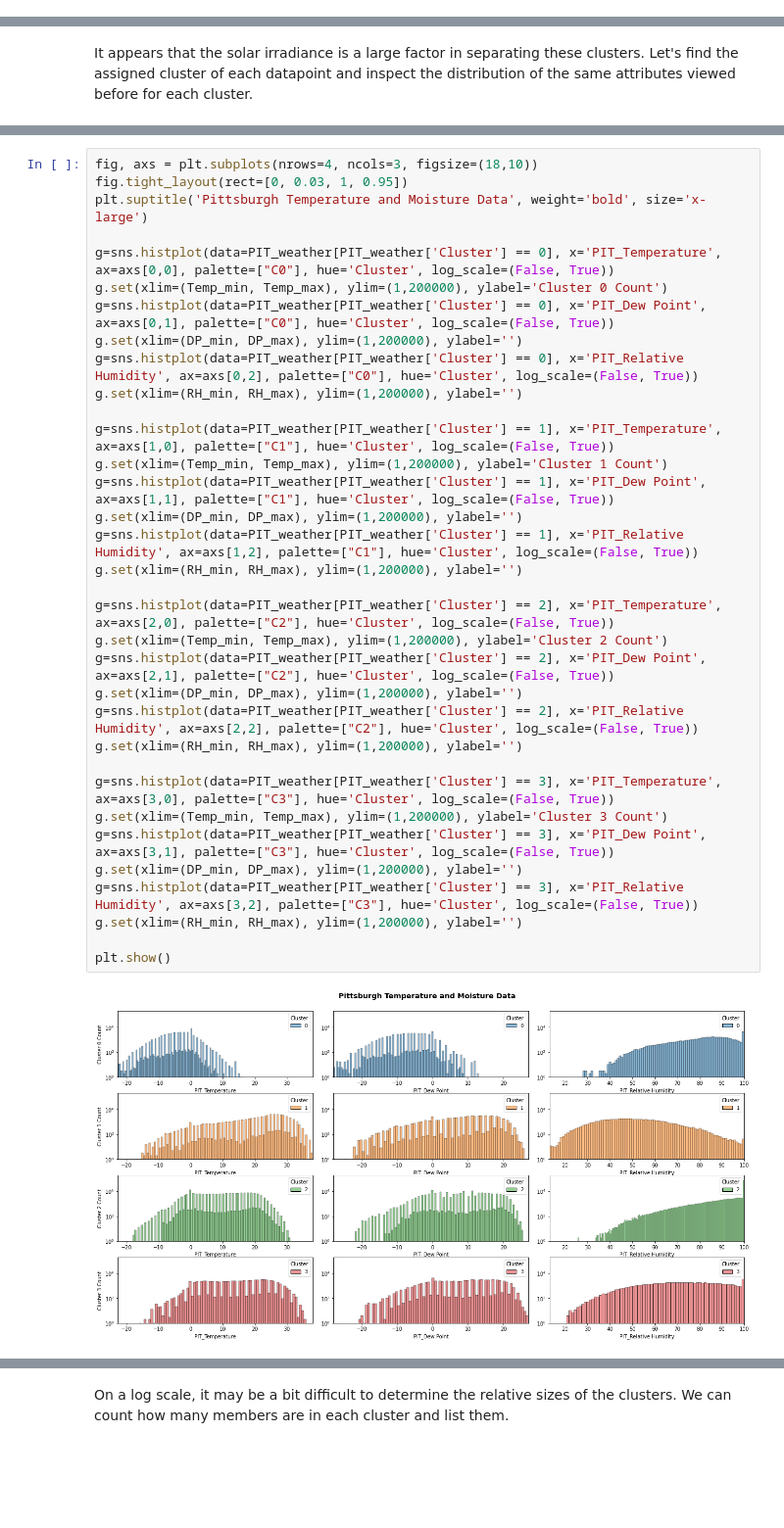
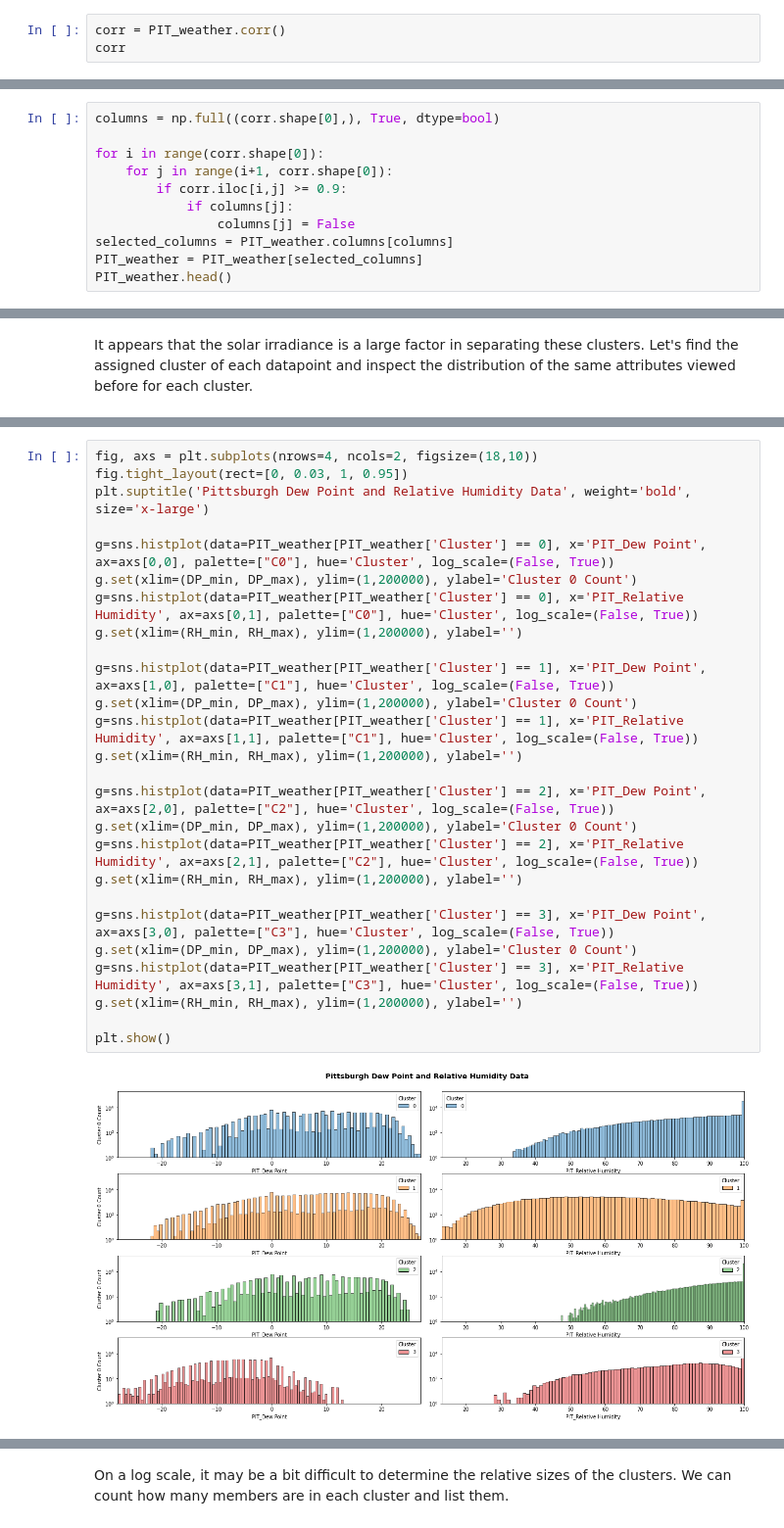
Before and after one commit to johnjkieffer/Solar_Forecasting, a Jupyter notebook: Clustering.ipynb, the cells around one changed output, grey strips where cells are left out. Shown: that part at 98% size. Drawn from its saved outputs; the diff is of its cells as text; blank space fills up the shorter version.

```diff
--- a/Clustering.ipynb
+++ b/Clustering.ipynb
@@ -34,0 +35,3 @@ PIT_weather.head()
+# %%
+corr = PIT_weather.corr()
+corr
@@ -34,0 +56,11 @@ PIT_weather.head()
+# %%
+columns = np.full((corr.shape[0],), True, dtype=bool)
+
+for i in range(corr.shape[0]):
+    for j in range(i+1, corr.shape[0]):
+        if corr.iloc[i,j] >= 0.9:
+            if columns[j]:
+                columns[j] = False
+selected_columns = PIT_weather.columns[columns]
+PIT_weather = PIT_weather[selected_columns]
+PIT_weather.head()
@@ -236,36 +269,28 @@ plt.show()
 # %%
-fig, axs = plt.subplots(nrows=4, ncols=3, figsize=(18,10))
+fig, axs = plt.subplots(nrows=4, ncols=2, figsize=(18,10))
 fig.tight_layout(rect=[0, 0.03, 1, 0.95])
-plt.suptitle('Pittsburgh Temperature and Moisture Data', weight='bold', size='x-large')
+plt.suptitle('Pittsburgh Dew Point and Relative Humidity Data', weight='bold', size='x-large')
 
-g=sns.histplot(data=PIT_weather[PIT_weather['Cluster'] == 0], x='PIT_Temperature', ax=axs[0,0], palette=["C0"], hue='Cluster', log_scale=(False, True))
-g.set(xlim=(Temp_min, Temp_max), ylim=(1,200000), ylabel='Cluster 0 Count')
-g=sns.histplot(data=PIT_weather[PIT_weather['Cluster'] == 0], x='PIT_Dew Point', ax=axs[0,1], palette=["C0"], hue='Cluster', log_scale=(False, True))
-g.set(xlim=(DP_min, DP_max), ylim=(1,200000), ylabel='')
-g=sns.histplot(data=PIT_weather[PIT_weather['Cluster'] == 0], x='PIT_Relative Humidity', ax=axs[0,2], palette=["C0"], hue='Cluster', log_scale=(False, True))
+g=sns.histplot(data=PIT_weather[PIT_weather['Cluster'] == 0], x='PIT_Dew Point', ax=axs[0,0], palette=["C0"], hue='Cluster', log_scale=(False, True))
+g.set(xlim=(DP_min, DP_max), ylim=(1,200000), ylabel='Cluster 0 Count')
+g=sns.histplot(data=PIT_weather[PIT_weather['Cluster'] == 0], x='PIT_Relative Humidity', ax=axs[0,1], palette=["C0"], hue='Cluster', log_scale=(False, True))
 g.set(xlim=(RH_min, RH_max), ylim=(1,200000), ylabel='')
 
-g=sns.histplot(data=PIT_weather[PIT_weather['Cluster'] == 1], x='PIT_Temperature', ax=axs[1,0], palette=["C1"], hue='Cluster', log_scale=(False, True))
-g.set(xlim=(Temp_min, Temp_max), ylim=(1,200000), ylabel='Cluster 1 Count')
-g=sns.histplot(data=PIT_weather[PIT_weather['Cluster'] == 1], x='PIT_Dew Point', ax=axs[1,1], palette=["C1"], hue='Cluster', log_scale=(False, True))
-g.set(xlim=(DP_min, DP_max), ylim=(1,200000), ylabel='')
-g=sns.histplot(data=PIT_weather[PIT_weather['Cluster'] == 1], x='PIT_Relative Humidity', ax=axs[1,2], palette=["C1"], hue='Cluster', log_scale=(False, True))
+g=sns.histplot(data=PIT_weather[PIT_weather['Cluster'] == 1], x='PIT_Dew Point', ax=axs[1,0], palette=["C1"], hue='Cluster', log_scale=(False, True))
+g.set(xlim=(DP_min, DP_max), ylim=(1,200000), ylabel='Cluster 0 Count')
+g=sns.histplot(data=PIT_weather[PIT_weather['Cluster'] == 1], x='PIT_Relative Humidity', ax=axs[1,1], palette=["C1"], hue='Cluster', log_scale=(False, True))
 g.set(xlim=(RH_min, RH_max), ylim=(1,200000), ylabel='')
 
-g=sns.histplot(data=PIT_weather[PIT_weather['Cluster'] == 2], x='PIT_Temperature', ax=axs[2,0], palette=["C2"], hue='Cluster', log_scale=(False, True))
-g.set(xlim=(Temp_min, Temp_max), ylim=(1,200000), ylabel='Cluster 2 Count')
-g=sns.histplot(data=PIT_weather[PIT_weather['Cluster'] == 2], x='PIT_Dew Point', ax=axs[2,1], palette=["C2"], hue='Cluster', log_scale=(False, True))
-g.set(xlim=(DP_min, DP_max), ylim=(1,200000), ylabel='')
-g=sns.histplot(data=PIT_weather[PIT_weather['Cluster'] == 2], x='PIT_Relative Humidity', ax=axs[2,2], palette=["C2"], hue='Cluster', log_scale=(False, True))
+g=sns.histplot(data=PIT_weather[PIT_weather['Cluster'] == 2], x='PIT_Dew Point', ax=axs[2,0], palette=["C2"], hue='Cluster', log_scale=(False, True))
+g.set(xlim=(DP_min, DP_max), ylim=(1,200000), ylabel='Cluster 0 Count')
+g=sns.histplot(data=PIT_weather[PIT_weather['Cluster'] == 2], x='PIT_Relative Humidity', ax=axs[2,1], palette=["C2"], hue='Cluster', log_scale=(False, True))
 g.set(xlim=(RH_min, RH_max), ylim=(1,200000), ylabel='')
 
-g=sns.histplot(data=PIT_weather[PIT_weather['Cluster'] == 3], x='PIT_Temperature', ax=axs[3,0], palette=["C3"], hue='Cluster', log_scale=(False, True))
-g.set(xlim=(Temp_min, Temp_max), ylim=(1,200000), ylabel='Cluster 3 Count')
-g=sns.histplot(data=PIT_weather[PIT_weather['Cluster'] == 3], x='PIT_Dew Point', ax=axs[3,1], palette=["C3"], hue='Cluster', log_scale=(False, True))
-g.set(xlim=(DP_min, DP_max), ylim=(1,200000), ylabel='')
-g=sns.histplot(data=PIT_weather[PIT_weather['Cluster'] == 3], x='PIT_Relative Humidity', ax=axs[3,2], palette=["C3"], hue='Cluster', log_scale=(False, True))
+g=sns.histplot(data=PIT_weather[PIT_weather['Cluster'] == 3], x='PIT_Dew Point', ax=axs[3,0], palette=["C3"], hue='Cluster', log_scale=(False, True))
+g.set(xlim=(DP_min, DP_max), ylim=(1,200000), ylabel='Cluster 0 Count')
+g=sns.histplot(data=PIT_weather[PIT_weather['Cluster'] == 3], x='PIT_Relative Humidity', ax=axs[3,1], palette=["C3"], hue='Cluster', log_scale=(False, True))
 g.set(xlim=(RH_min, RH_max), ylim=(1,200000), ylabel='')
 
 plt.show()
 # %% [output]
-[figure, old version]
+[figure, new version]
```
Also changed, not shown: parts of 21 cells of this notebook.
